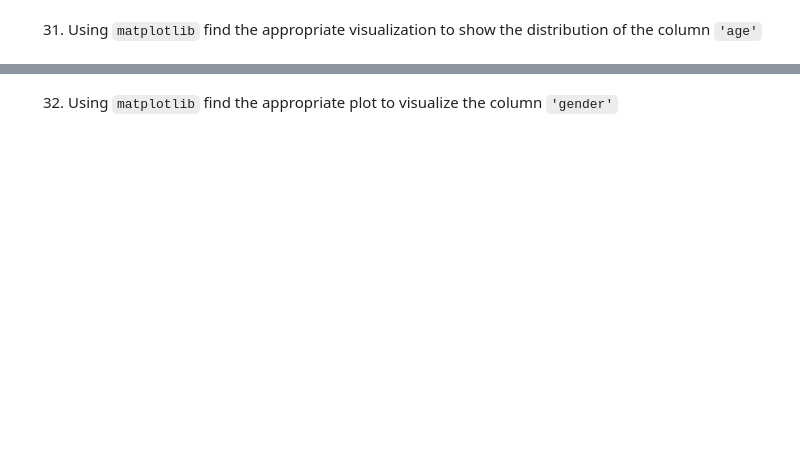
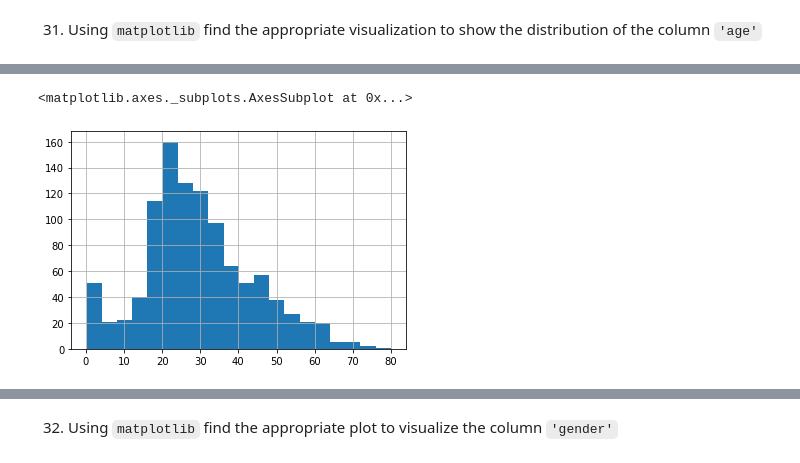
Before and after one commit to JMGONB/DS_0620, a Jupyter notebook: Semana_5/day5/exercises/pandas/titanic/Titanic-exercise.ipynb, the cells around one changed output, grey strips where cells are left out. Saved outputs shown, nothing was run; the diff lists cells and outputs as text; code cells hidden in the pictures; blank space fills up the shorter version.

```diff
--- a/Semana_5/day5/exercises/pandas/titanic/Titanic-exercise.ipynb
+++ b/Semana_5/day5/exercises/pandas/titanic/Titanic-exercise.ipynb
@@ -463,0 +681,5 @@ Hint: There were two people with the same name, who?
+# %%
+titanic['age'].hist(bins=20)
+# %% [output]
+<matplotlib.axes._subplots.AxesSubplot at 0x...>
+[figure, added]
```
Also changed, not shown: parts of 81 cells of this notebook, 3 other files.
